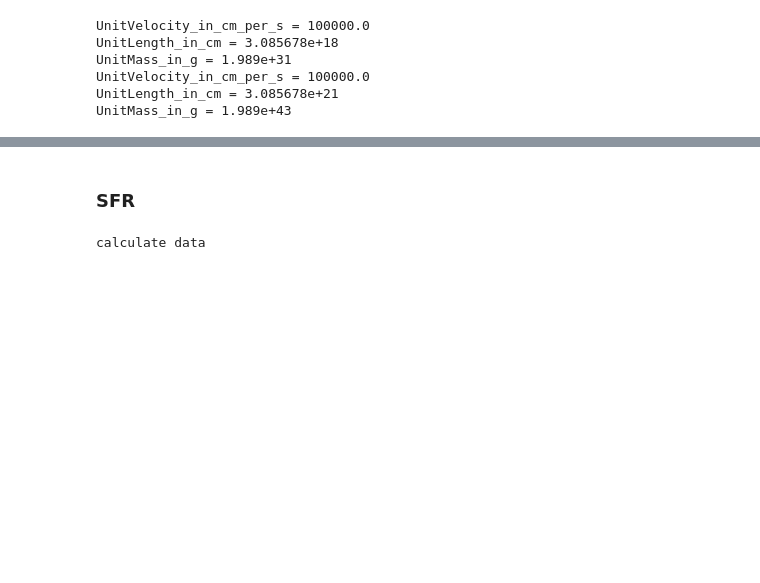
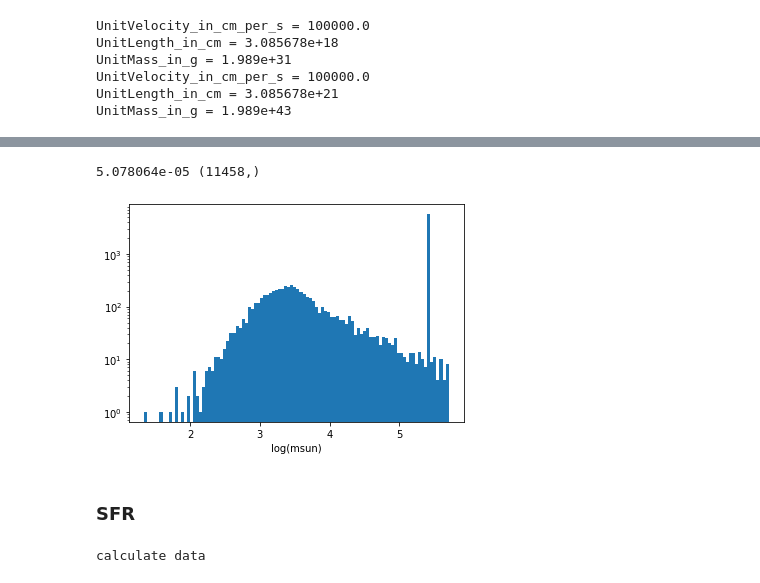
Before and after one commit to nelson-group/boecker_arepo, a Jupyter notebook: jupyterNotebooks/Galaxy plots.ipynb, the cells around one changed output, grey strips where cells are left out. Cells and saved outputs as stored; diff of their text form; code cells hidden in the pictures; blank space fills up the shorter version.

```diff
--- a/jupyterNotebooks/Galaxy plots.ipynb
+++ b/jupyterNotebooks/Galaxy plots.ipynb
@@ -64,3 +71,15 @@ with h5py.File(folder+"/snap_"+str(timeStep).zfill(3) +".hdf5", "r") as hdf:
+# %%
+folder = galaxyDataFolders[0]
+timeStep = 100
+
+masses = clp.getStarMasses(folder, timeStep)
+print(np.max(masses), np.shape(masses))
+plt.hist(np.log10(masses * 1e10), bins=100)
+plt.xlabel("log(msun)")
+plt.yscale("log")
+# %% [output]
+5.078064e-05 (11458,)
+[figure, added]
 # %% [markdown]
 ### SFR
 # %%
```
Also changed, not shown: parts of 4 cells of this notebook, 11 other files.
